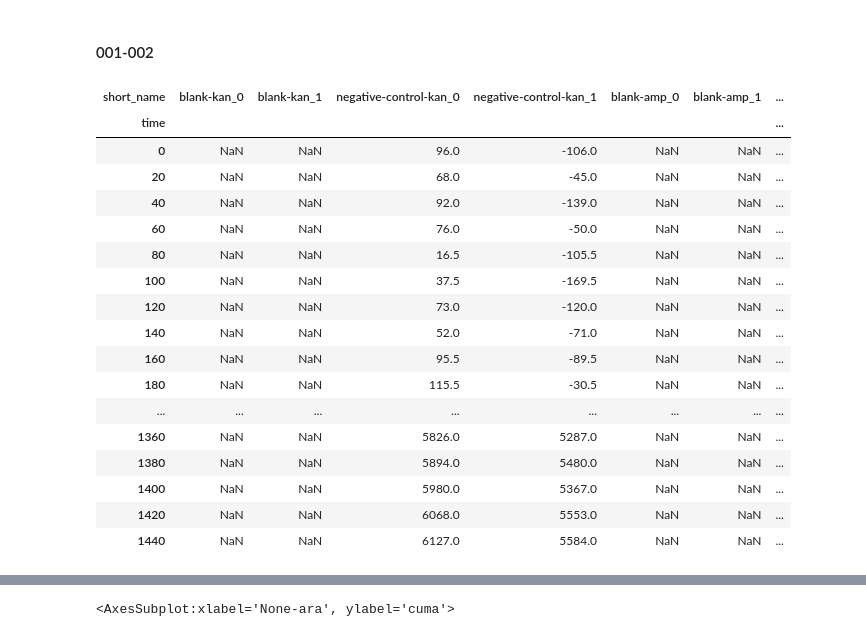
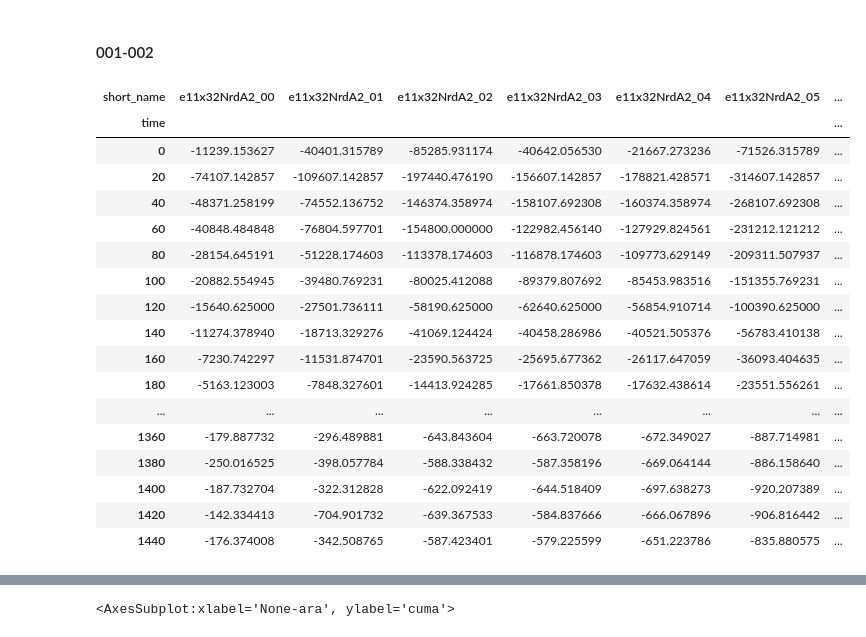
Before and after one commit to rmardian/intein-based-circuits, a Jupyter notebook: Data Preprocessing - AND Gates Characterization.ipynb, the cells around one changed output, grey strips where cells are left out. Drawn from its saved outputs; the diff is of its cells as text; code cells hidden in the pictures.

```diff
--- a/Data Preprocessing - AND Gates Characterization.ipynb
+++ b/Data Preprocessing - AND Gates Characterization.ipynb
@@ -101,21 +90,24 @@ df = get_neg_ctrl_corrected(datas[5], datas[4], ['blank-kan_0', 'blank-kan_1'],
-# %%
-datas[1].iloc[:,-10:]
-# %% [output]
-| short_name | blank-kan_0 | blank-kan_1 | negative-control-kan_0 | negative-control-kan_1 | blank-amp_0 | blank-amp_1 | ... |
-| time |  |  |  |  |  |  | ... |
-| 0 | NaN | NaN | 96.0 | -106.0 | NaN | NaN | ... |
-| 20 | NaN | NaN | 68.0 | -45.0 | NaN | NaN | ... |
-| 40 | NaN | NaN | 92.0 | -139.0 | NaN | NaN | ... |
-| 60 | NaN | NaN | 76.0 | -50.0 | NaN | NaN | ... |
-| 80 | NaN | NaN | 16.5 | -105.5 | NaN | NaN | ... |
-| 100 | NaN | NaN | 37.5 | -169.5 | NaN | NaN | ... |
-| 120 | NaN | NaN | 73.0 | -120.0 | NaN | NaN | ... |
-| 140 | NaN | NaN | 52.0 | -71.0 | NaN | NaN | ... |
-| 160 | NaN | NaN | 95.5 | -89.5 | NaN | NaN | ... |
-| 180 | NaN | NaN | 115.5 | -30.5 | NaN | NaN | ... |
-| ... | ... | ... | ... | ... | ... | ... | ... |
-| 1360 | NaN | NaN | 5826.0 | 5287.0 | NaN | NaN | ... |
-| 1380 | NaN | NaN | 5894.0 | 5480.0 | NaN | NaN | ... |
-| 1400 | NaN | NaN | 5980.0 | 5367.0 | NaN | NaN | ... |
-| 1420 | NaN | NaN | 6068.0 | 5553.0 | NaN | NaN | ... |
-| 1440 | NaN | NaN | 6127.0 | 5584.0 | NaN | NaN | ... |
+# %%
+fluo = datas[5][filter(lambda x: '-amp' not in x, datas[5].columns)]
+od = datas[4][filter(lambda x: '-amp' not in x, datas[4].columns)]
+plate1 = get_neg_ctrl_corrected(fluo, od)
+plate1
+# %% [output]
+| short_name | e11x32NrdA2_00 | e11x32NrdA2_01 | e11x32NrdA2_02 | e11x32NrdA2_03 | e11x32NrdA2_04 | e11x32NrdA2_05 | ... |
+| time |  |  |  |  |  |  | ... |
+| 0 | -11239.153627 | -40401.315789 | -85285.931174 | -40642.056530 | -21667.273236 | -71526.315789 | ... |
+| 20 | -74107.142857 | -109607.142857 | -197440.476190 | -156607.142857 | -178821.428571 | -314607.142857 | ... |
+| 40 | -48371.258199 | -74552.136752 | -146374.358974 | -158107.692308 | -160374.358974 | -268107.692308 | ... |
+| 60 | -40848.484848 | -76804.597701 | -154800.000000 | -122982.456140 | -127929.824561 | -231212.121212 | ... |
+| 80 | -28154.645191 | -51228.174603 | -113378.174603 | -116878.174603 | -109773.629149 | -209311.507937 | ... |
+| 100 | -20882.554945 | -39480.769231 | -80025.412088 | -89379.807692 | -85453.983516 | -151355.769231 | ... |
+| 120 | -15640.625000 | -27501.736111 | -58190.625000 | -62640.625000 | -56854.910714 | -100390.625000 | ... |
+| 140 | -11274.378940 | -18713.329276 | -41069.124424 | -40458.286986 | -40521.505376 | -56783.410138 | ... |
+| 160 | -7230.742297 | -11531.874701 | -23590.563725 | -25695.677362 | -26117.647059 | -36093.404635 | ... |
+| 180 | -5163.123003 | -7848.327601 | -14413.924285 | -17661.850378 | -17632.438614 | -23551.556261 | ... |
+| ... | ... | ... | ... | ... | ... | ... | ... |
+| 1360 | -179.887732 | -296.489881 | -643.843604 | -663.720078 | -672.349027 | -887.714981 | ... |
+| 1380 | -250.016525 | -398.057784 | -588.338432 | -587.358196 | -669.064144 | -886.158640 | ... |
+| 1400 | -187.732704 | -322.312828 | -622.092419 | -644.518409 | -697.638273 | -920.207389 | ... |
+| 1420 | -142.334413 | -704.901732 | -639.367533 | -584.837666 | -666.067896 | -906.816442 | ... |
+| 1440 | -176.374008 | -342.508765 | -587.423401 | -579.225599 | -651.223786 | -835.880575 | ... |
```
Also changed, not shown: parts of 4 cells of this notebook.
